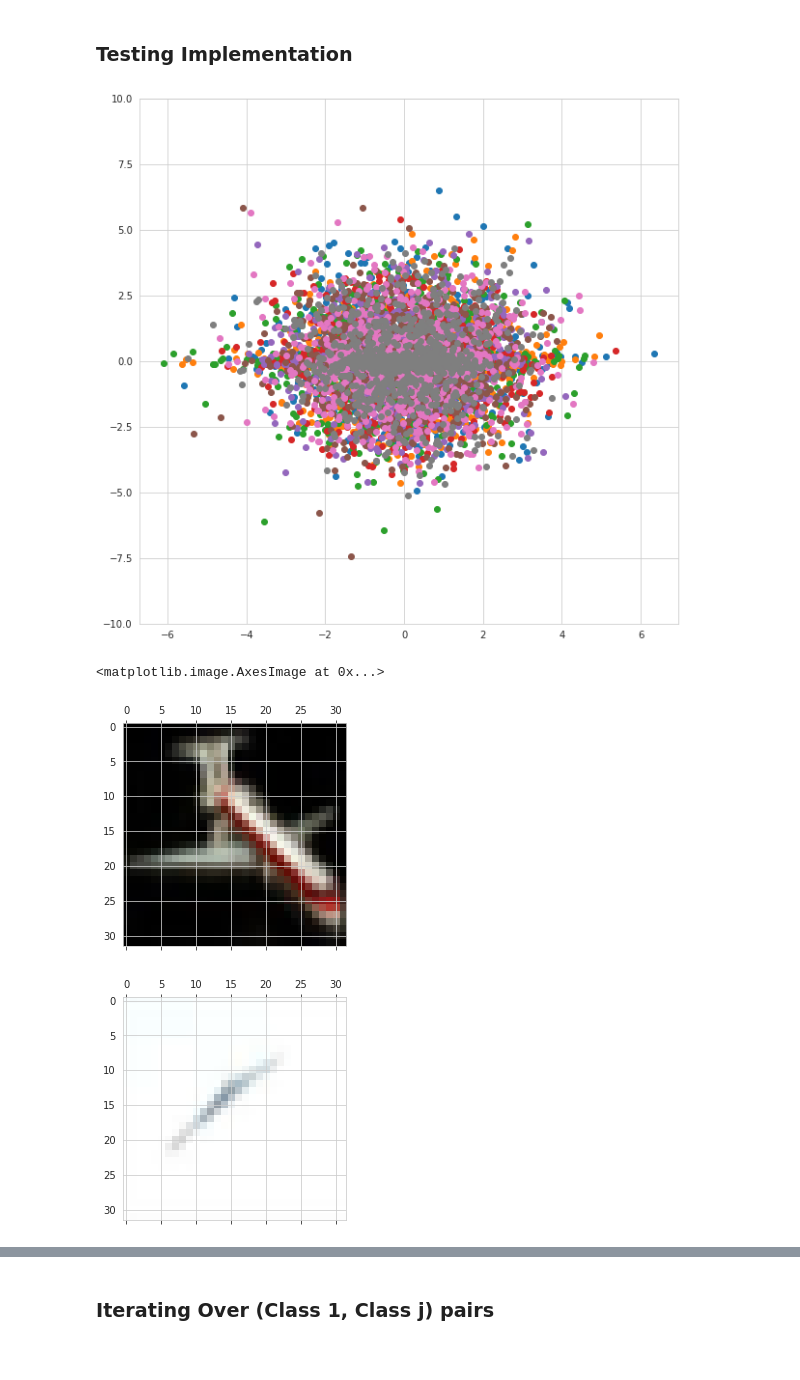
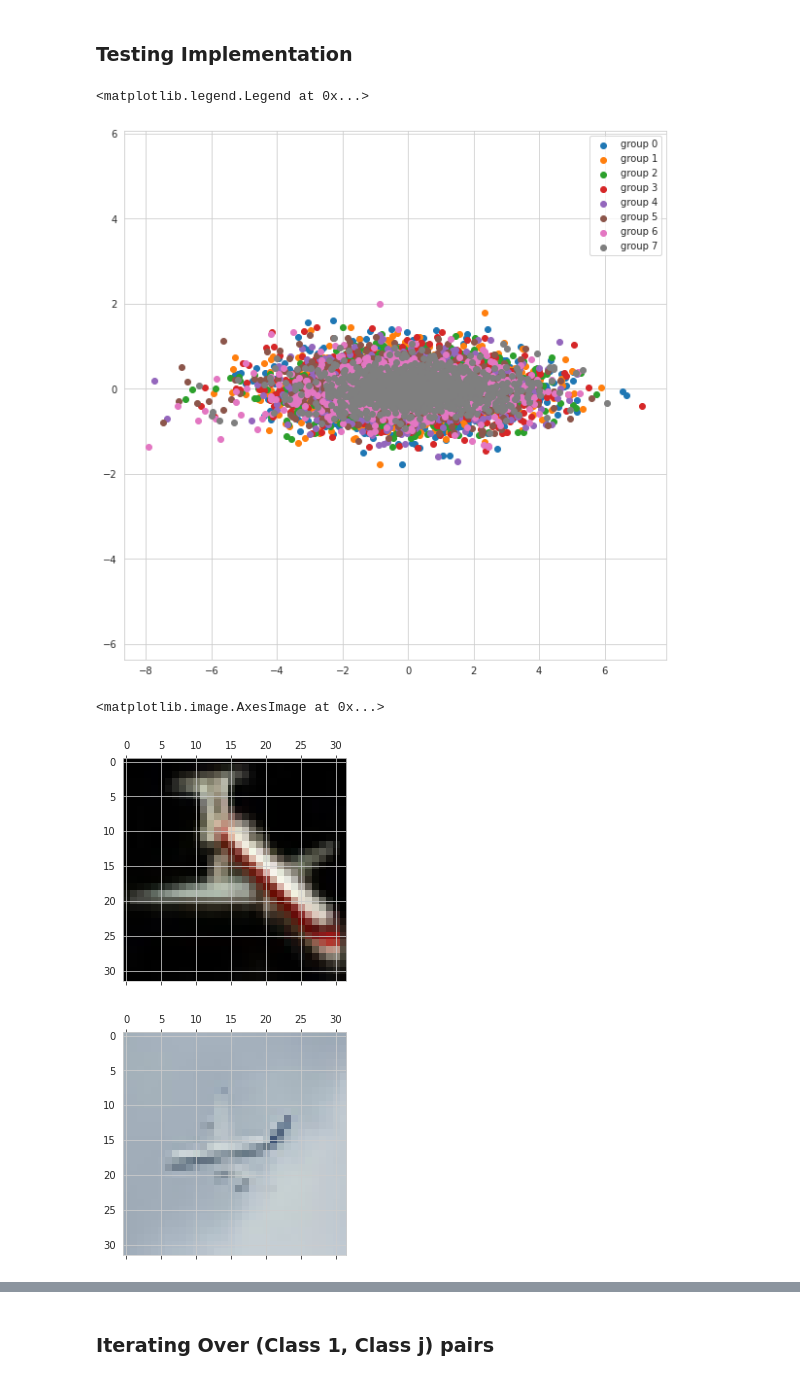
Before and after one commit to a-cowlagi/encoding-structures-of-neural-representations, a Jupyter notebook: notebooks/Compare Structure.ipynb, the cells around one changed output, grey strips where cells are left out. Drawn from its saved outputs; the diff is of its cells as text; code cells hidden in the pictures.

```diff
--- a/notebooks/Compare Structure.ipynb
+++ b/notebooks/Compare Structure.ipynb
@@ -90,16 +95,17 @@ for i in range(num_divisions):
     relevant_x2_coeffs = compare_pair.x2_div_coeffs[i]
 
     ax.scatter(np.vstack((relevant_x1_coeffs[:, 10], relevant_x2_coeffs[:, 10])), np.vstack((relevant_x1_coeffs[:, 100], relevant_x2_coeffs[:, 100])), label = f"group {i}")
-    ax.set_ylim([-10, 10])
+    ax.set_ylim([relevant_x2_coeffs[:, 10].min(), relevant_x2_coeffs[:, 10].max()])
 
-#plt.legend()
+ax.legend()
 # %% [output]
+<matplotlib.legend.Legend at 0x...>
-[figure, old version]
+[figure, new version]
 # %%
 plt.matshow(compare_pair.x1_divided[0][0].reshape(32, 32, 3))
-plt.matshow(compare_pair.x1_divided[num_divisions-1][-1].reshape(32, 32, 3))
+plt.matshow(compare_pair.x1_divided[num_divisions-1][-10].reshape(32, 32, 3))
 # %% [output]
 <matplotlib.image.AxesImage at 0x...>
 [figure]
-[figure, old version]
+[figure, new version]
 # %%
```
Also changed, not shown: parts of 5 cells of this notebook, 1 other file.
